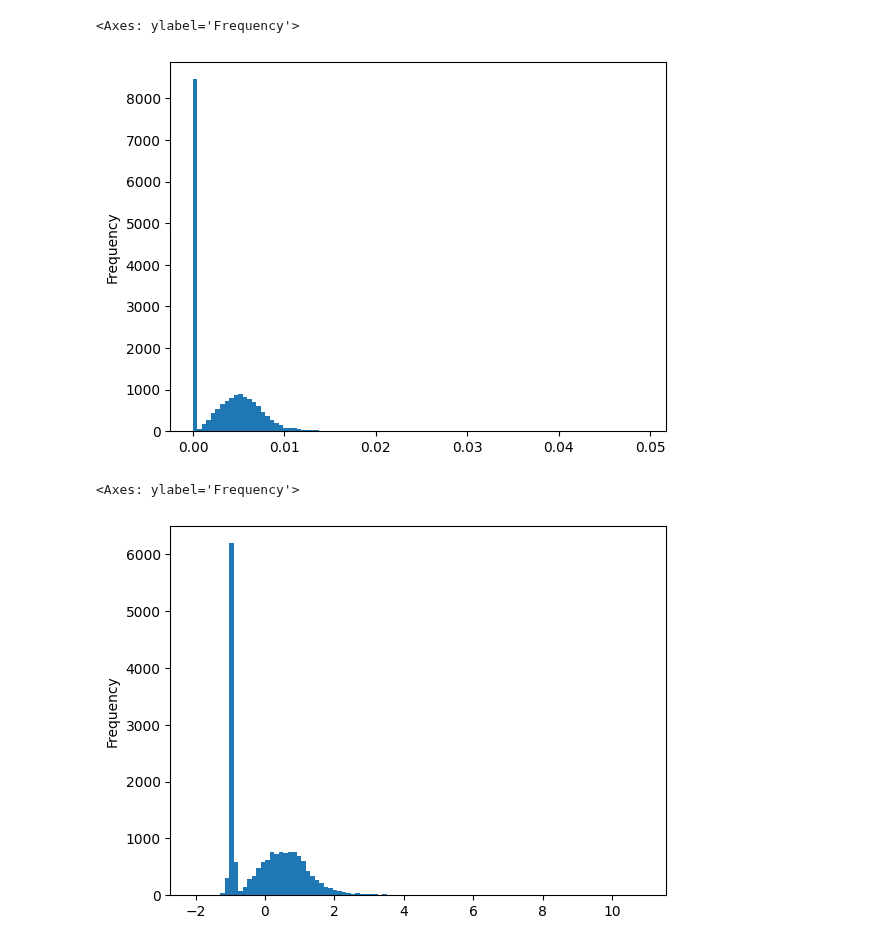
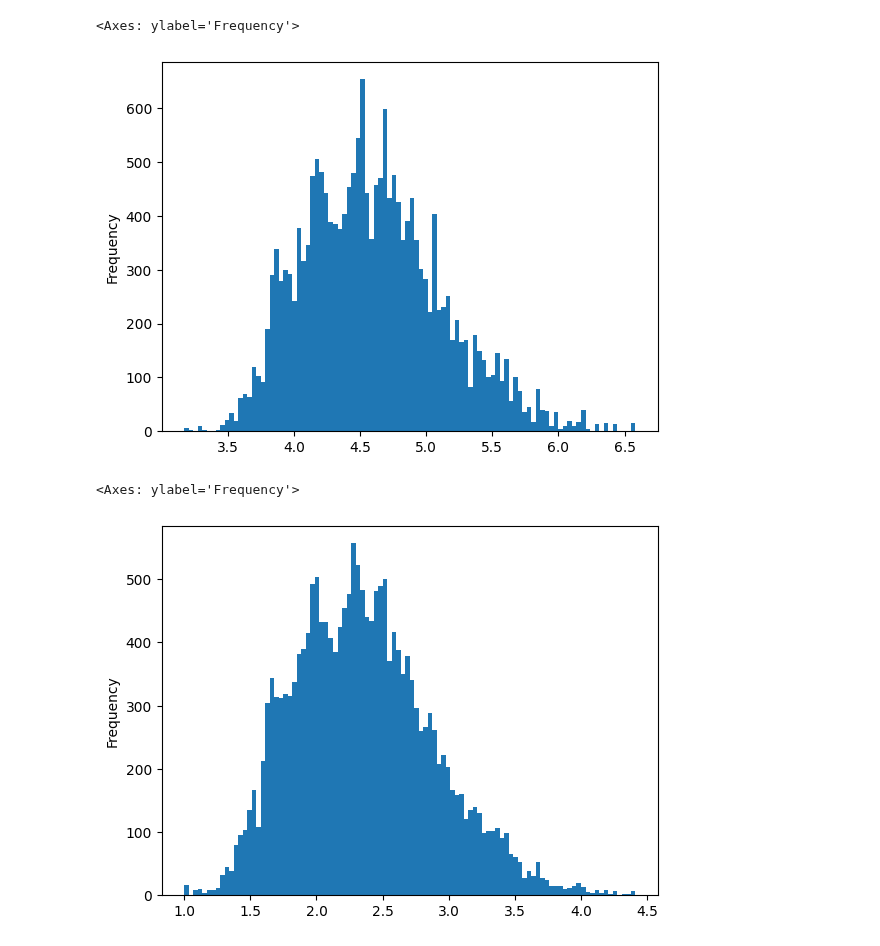
Before and after one commit to diabhaque/Yogen, a Jupyter notebook: notebooks/5_dataset_preprocessing/dataset_preprocessing.ipynb, the cells around one changed output. Cells and saved outputs as stored; diff of their text form; code cells hidden in the pictures.

```diff
--- a/notebooks/5_dataset_preprocessing/dataset_preprocessing.ipynb
+++ b/notebooks/5_dataset_preprocessing/dataset_preprocessing.ipynb
@@ -95,7 +95,7 @@ columns = [
     "area", # additional info
 ]
 # %%
-column = "new_dwellings_ratio"
+column = "population"
 log_column = f"log_{column}"
 df[column].plot.hist(bins=100)
 # %% [output]
@@ -114,13 +114,16 @@ df[log_column] = df[column].apply(lambda x: np.log10(1 + x))
 df[log_column].plot.hist(bins=100)
 # %% [output]
 <Axes: ylabel='Frequency'>
-[figure, old version]
+[figure, new version]
 # %%
+# df[f"{log_column}_normalized_yearly"] = df.groupby("year")[log_column].transform(
+#     lambda x: (x - x.mean()) / x.std()
+# )
 df[f"{log_column}_normalized_yearly"] = df.groupby("year")[log_column].transform(
-    lambda x: (x - x.mean()) / x.std()
+    lambda x: x - x.min() + 1
 )
 df[f"{log_column}_normalized_yearly"].plot.hist(bins=100)
 # %% [output]
 <Axes: ylabel='Frequency'>
-[figure, old version]
+[figure, new version]
 # %%
```
Also changed, not shown: parts of 8 cells of this notebook, 6 other files.
